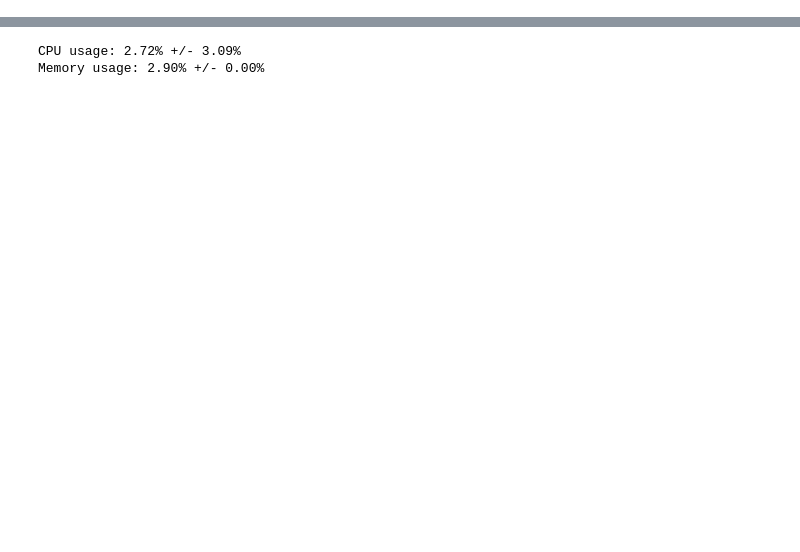
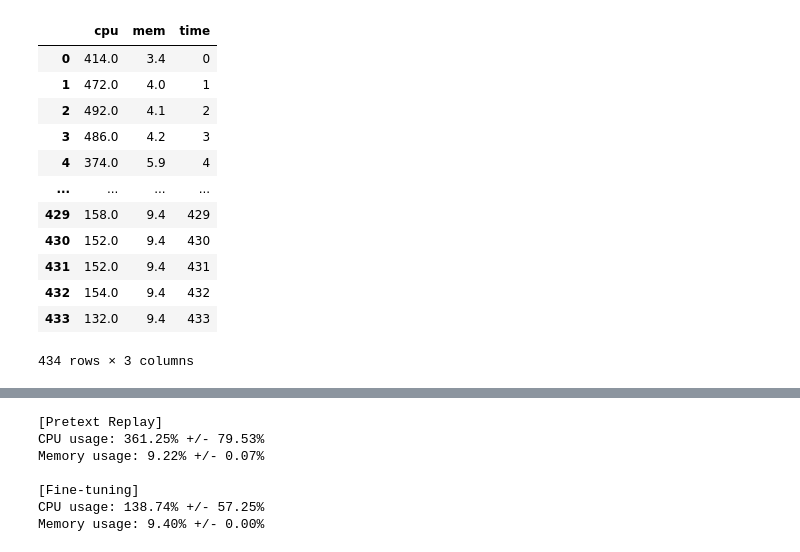
Before and after one commit to diamond264/augcon, a Jupyter notebook: scripts/utils/adb_rsc_plot.ipynb, the cells around one changed output, grey strips where cells are left out. Saved outputs shown, nothing was run; the diff lists cells and outputs as text; code cells hidden in the pictures; blank space fills up the shorter version.

```diff
--- a/scripts/utils/adb_rsc_plot.ipynb
+++ b/scripts/utils/adb_rsc_plot.ipynb
@@ -7,10 +11,25 @@ from adb_rsc_parse import parse
 # %%
 # Parse the log file
-rsc_pid = 1409
-rsc_log = 'adb_rsc_sample.log'
+rsc_pid = 2314
+rsc_log = 'metacpc.adb_log'
 rsc_df = parse(rsc_pid, rsc_log)
 # gen 'time' column
 rsc_df['time'] = rsc_df.index
+rsc_df
+# %% [output]
+|  | cpu | mem | time |
+| 0 | 414.0 | 3.4 | 0 |
+| 1 | 472.0 | 4.0 | 1 |
+| 2 | 492.0 | 4.1 | 2 |
+| 3 | 486.0 | 4.2 | 3 |
+| 4 | 374.0 | 5.9 | 4 |
+| ... | ... | ... | ... |
+| 429 | 158.0 | 9.4 | 429 |
+| 430 | 152.0 | 9.4 | 430 |
+| 431 | 152.0 | 9.4 | 431 |
+| 432 | 154.0 | 9.4 | 432 |
+| 433 | 132.0 | 9.4 | 433 |
+434 rows × 3 columns
 # %%
 # plot interactive graph from rsc_df dataframe
 
@@ -28,10 +43,28 @@ def get_stats_between(rsc_type, time_st, time_ed):
 # %%
-time_st = 0
-time_ed = 40
-cpu_stats = get_stats_between('cpu', time_st, time_ed)
-mem_stats = get_stats_between('mem', time_st, time_ed)
+# adaptation
+duration = 58.291945695877075
+time_st = 40
+time_ed = time_st+int(duration)
+cpu_stats = get_stats_between(rsc_df, 'cpu', time_st, time_ed)
+mem_stats = get_stats_between(rsc_df, 'mem', time_st, time_ed)
+print('[Pretext Replay]')
 print('CPU usage: {:.2f}% +/- {:.2f}%'.format(cpu_stats[0], cpu_stats[1]))
 print('Memory usage: {:.2f}% +/- {:.2f}%'.format(mem_stats[0], mem_stats[1]))
+print('')
+# fine-tuning
+duration = 140.2332148551941
+time_st = 112
+time_ed = time_st+int(duration)
+cpu_stats = get_stats_between(rsc_df, 'cpu', time_st, time_ed)
+mem_stats = get_stats_between(rsc_df, 'mem', time_st, time_ed)
+print('[Fine-tuning]')
+print('CPU usage: {:.2f}% +/- {:.2f}%'.format(cpu_stats[0], cpu_stats[1]))
+print('Memory usage: {:.2f}% +/- {:.2f}%'.format(mem_stats[0], mem_stats[1]))
 # %% [output]
-CPU usage: 2.72% +/- 3.09%
-Memory usage: 2.90% +/- 0.00%
+[Pretext Replay]
+CPU usage: 361.25% +/- 79.53%
+Memory usage: 9.22% +/- 0.07%
+
+[Fine-tuning]
+CPU usage: 138.74% +/- 57.25%
+Memory usage: 9.40% +/- 0.00%
```
Also changed, not shown: parts of 3 cells of this notebook, 3 other files.
